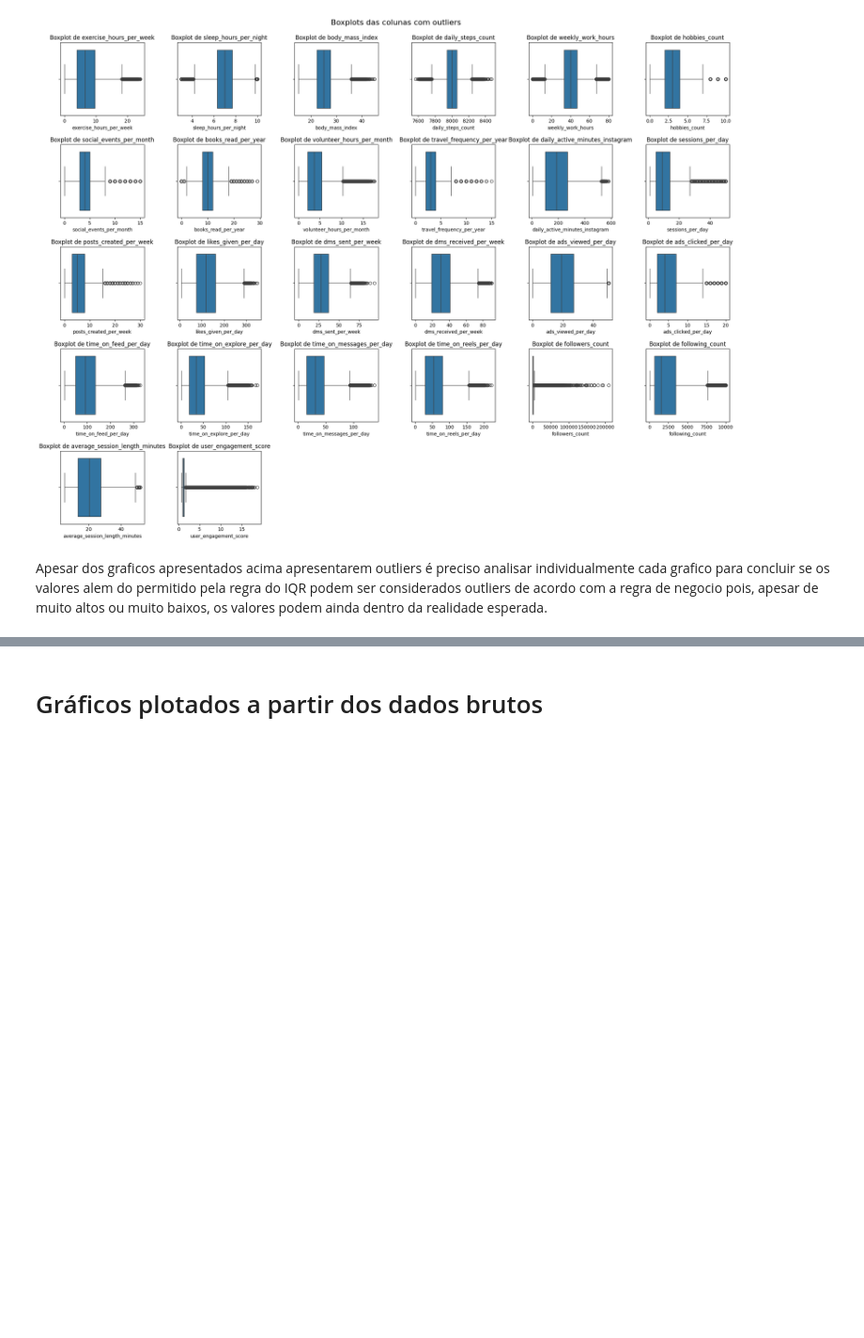
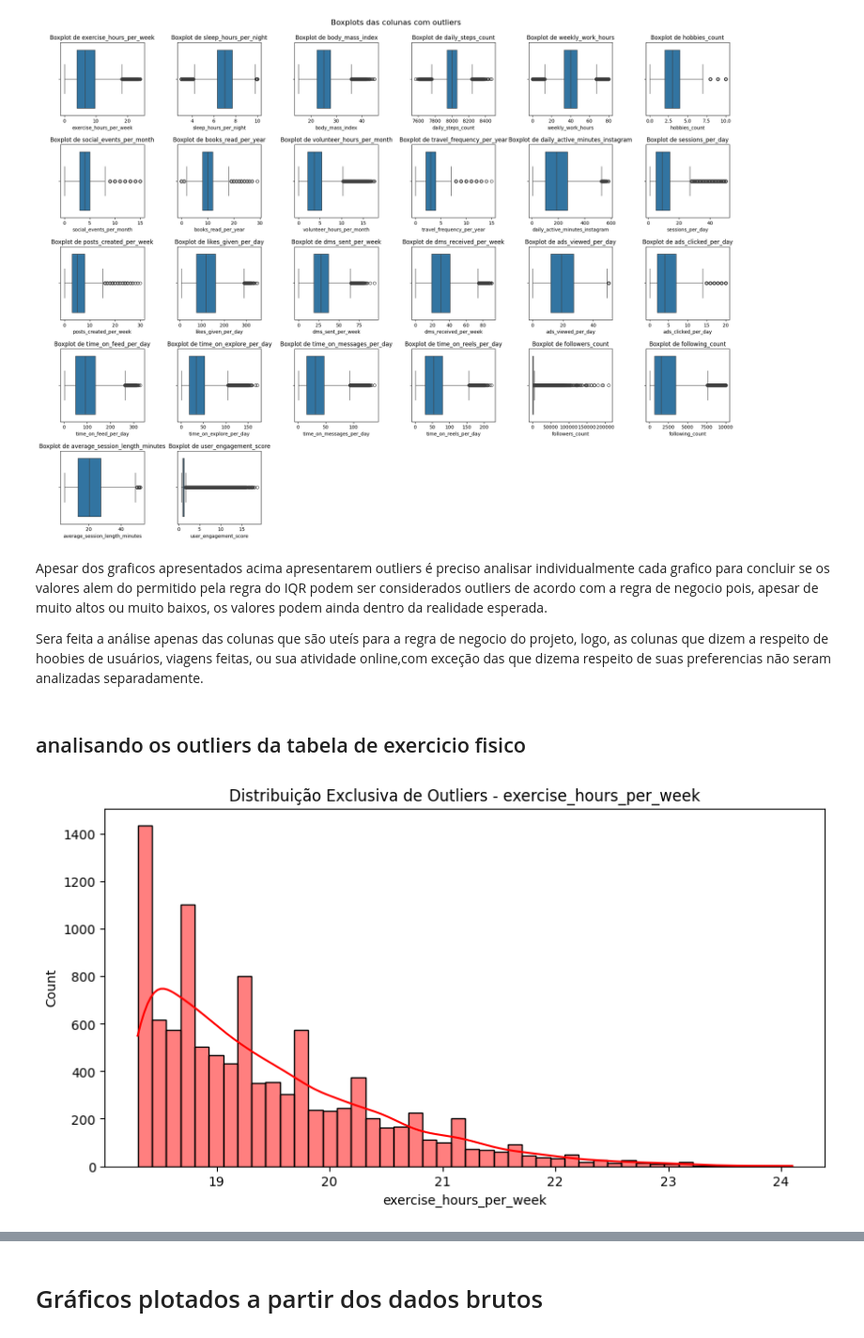
Before and after one commit to H3ytt0r62/SBD2-Social_Media_User_Analysis, a Jupyter notebook: Data layer/Raw/analytcs.ipynb, the cells around one changed output, grey strips where cells are left out. Shown at 94% size. Saved outputs shown, nothing was run; the diff lists cells and outputs as text; code cells hidden in the pictures; blank space fills up the shorter version.

Commit message:
fix/correção dos outliers

```diff
--- a/Data layer/Raw/analytcs.ipynb
+++ b/Data layer/Raw/analytcs.ipynb
@@ -41,6 +41,7 @@ plt.show()
 ## 1.2 Verificação de valores escritos de formas diferentes nas colunas de texto
 # %%
 df_strings = df_raw.select_dtypes(include=['object', 'string'])
+df_strings = df_strings.drop(columns=['last_login_date'], errors='ignore')
 
 for coluna in df_strings.columns:
     print(f'A coluna {coluna} possui os valores unicos:')
@@ -198,3 +179,22 @@ plt.subplots_adjust(hspace=0.4, wspace=0.4)
 [figure]
 # %% [markdown]
 Apesar dos graficos apresentados acima apresentarem outliers é preciso analisar individualmente cada grafico para concluir se os valores alem do permitido pela regra do IQR podem ser considerados outliers de acordo com a regra de negocio pois, apesar de muito altos ou muito baixos, os valores podem ainda dentro da realidade esperada.
+
+Sera feita a análise apenas das colunas que são uteís para a regra de negocio do projeto, logo, as colunas que dizem a respeito de hoobies de usuários, viagens feitas, ou sua atividade online,com exceção das que dizema  respeito de suas preferencias não seram analizadas separadamente.
+# %% [markdown]
+## analisando os outliers da tabela de exercicio fisico
+# %%
+Q1 = df_raw["exercise_hours_per_week"].quantile(0.25)
+Q3 = df_raw["exercise_hours_per_week"].quantile(0.75)
+IQR = Q3 - Q1
+limite_inferior = Q1 - 1.5 * IQR
+limite_superior = Q3 + 1.5 * IQR
+
+df_apenas_outliers = df_raw[(df_raw["exercise_hours_per_week"] < limite_inferior) | (df_raw["exercise_hours_per_week"] > limite_superior)]
+
+plt.figure(figsize=(10, 5))
+sns.histplot(df_apenas_outliers[coluna], kde=True, color='red')
+plt.title(f'Distribuição Exclusiva de Outliers - {coluna}')
+plt.show()
+# %% [output]
+[figure, added]
```
Also changed, not shown: parts of 32 cells of this notebook, 2 other files.
